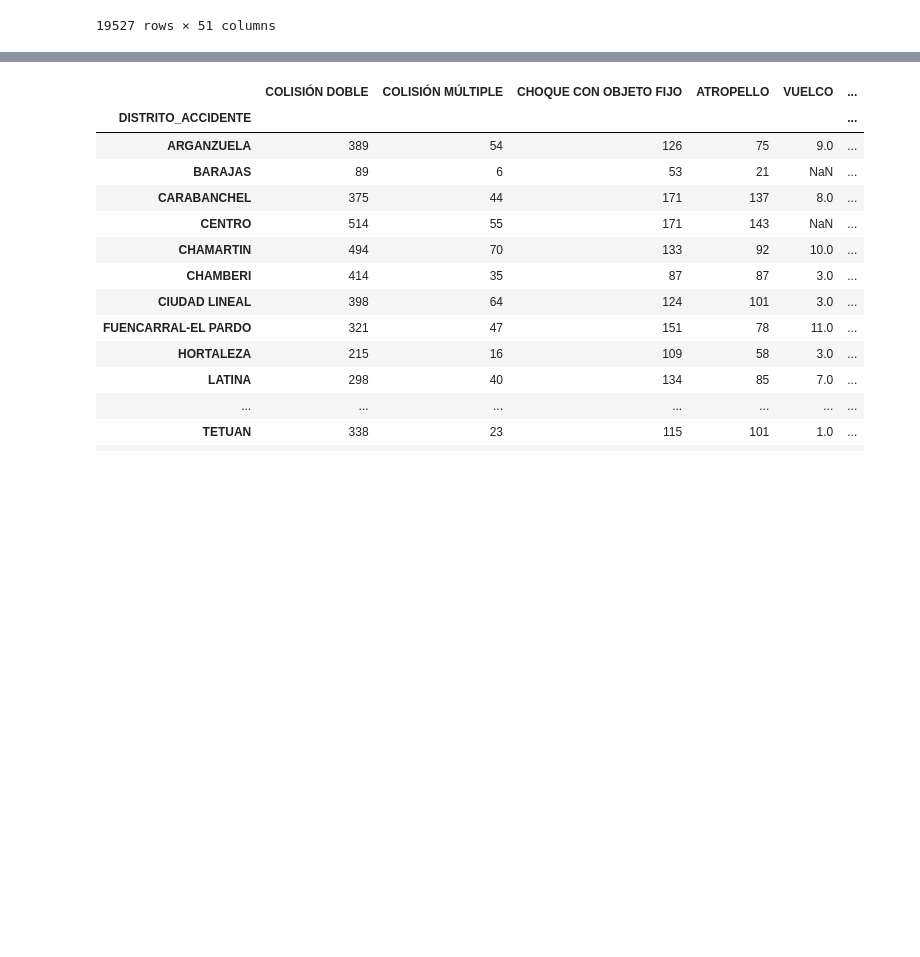
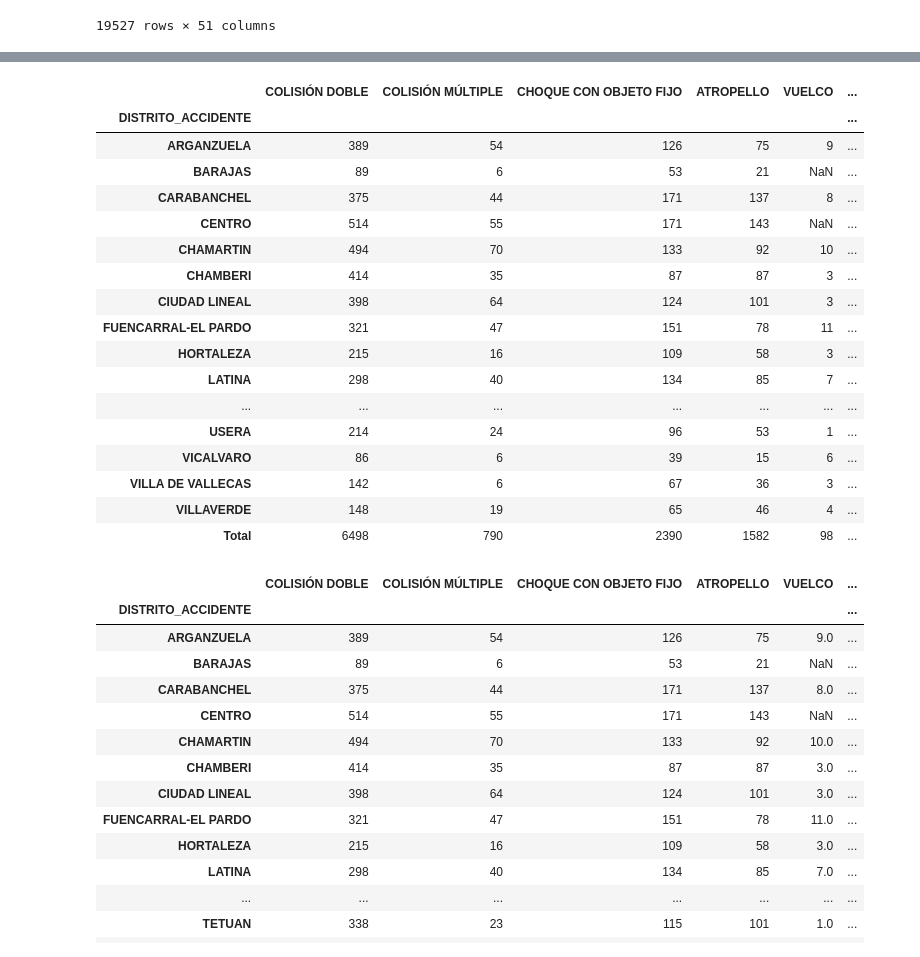
Before and after one commit to JaRodriVi/MasterDataScience, a Jupyter notebook: Class_Master/02-loading_and_saving_data_2018_04_14-clean.ipynb, the cells around one changed output, grey strips where cells are left out. Saved outputs shown, nothing was run; the diff lists cells and outputs as text; code cells hidden in the pictures; blank space fills up the shorter version.

```diff
--- a/Class_Master/02-loading_and_saving_data_2018_04_14-clean.ipynb
+++ b/Class_Master/02-loading_and_saving_data_2018_04_14-clean.ipynb
@@ -358,0 +381,23 @@ accidentes
+# %%
+accidentes.columns=accidentes.loc()[6].values
+accidentes=accidentes.set_index(accidentes.columns[0])
+accidentes[7:]
+# %% [output]
+|  | COLISIÓN DOBLE | COLISIÓN MÚLTIPLE | CHOQUE CON OBJETO FIJO | ATROPELLO | VUELCO | ... |
+| DISTRITO_ACCIDENTE |  |  |  |  |  | ... |
+| ARGANZUELA | 389 | 54 | 126 | 75 | 9 | ... |
+| BARAJAS | 89 | 6 | 53 | 21 | NaN | ... |
+| CARABANCHEL | 375 | 44 | 171 | 137 | 8 | ... |
+| CENTRO | 514 | 55 | 171 | 143 | NaN | ... |
+| CHAMARTIN | 494 | 70 | 133 | 92 | 10 | ... |
+| CHAMBERI | 414 | 35 | 87 | 87 | 3 | ... |
+| CIUDAD LINEAL | 398 | 64 | 124 | 101 | 3 | ... |
+| FUENCARRAL-EL PARDO | 321 | 47 | 151 | 78 | 11 | ... |
+| HORTALEZA | 215 | 16 | 109 | 58 | 3 | ... |
+| LATINA | 298 | 40 | 134 | 85 | 7 | ... |
+| ... | ... | ... | ... | ... | ... | ... |
+| USERA | 214 | 24 | 96 | 53 | 1 | ... |
+| VICALVARO | 86 | 6 | 39 | 15 | 6 | ... |
+| VILLA DE VALLECAS | 142 | 6 | 67 | 36 | 3 | ... |
+| VILLAVERDE | 148 | 19 | 65 | 46 | 4 | ... |
+| Total | 6498 | 790 | 2390 | 1582 | 98 | ... |
```
Also changed, not shown: parts of 6 cells of this notebook.
